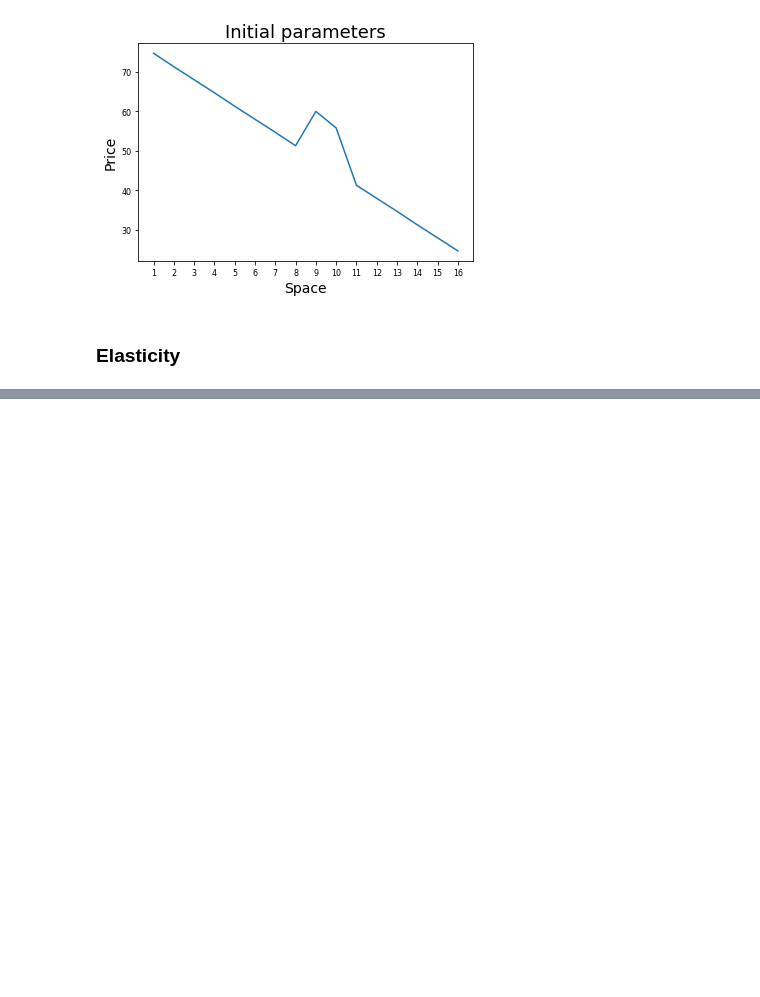
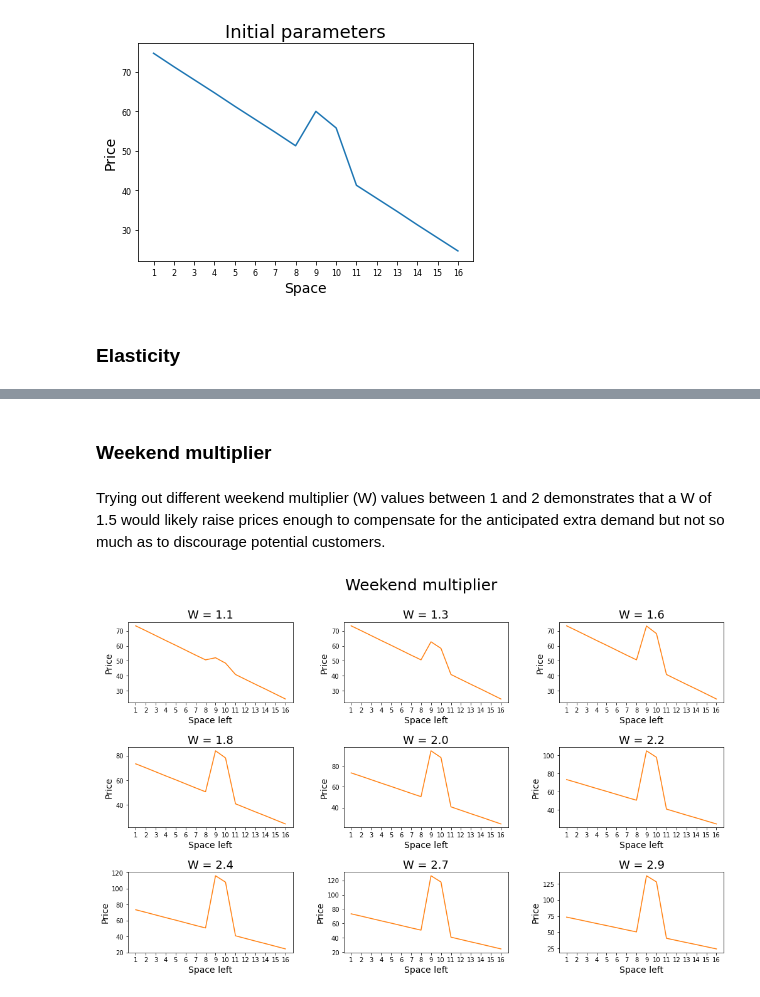
Before and after one commit to jcarterlab/SJ-Price-Algorithm, a Jupyter notebook: SJ-price-algorithm.ipynb, the cells around one changed output, grey strips where cells are left out. Cells and saved outputs as stored; diff of their text form; code cells hidden in the pictures; blank space fills up the shorter version.

```diff
--- a/SJ-price-algorithm.ipynb
+++ b/SJ-price-algorithm.ipynb
@@ -269,0 +225,15 @@ params_plot(B, 'Base price', 'tab:pink')
+# %% [markdown]
+### Weekend multiplier
+# %% [markdown]
+Trying out different weekend multiplier (W) values between 1 and 2 demonstrates that a W of 1.5 would likely raise prices enough to compensate for the anticipated extra demand but not so much as to discourage potential customers.
+# %%
+# assigns I the preffered value of 0.7
+T = 0.75
+
+# creates a sequence of different W values to try
+W = np.linspace(1.1, 2.9, 9)
+
+# visualizes the sequence of W values
+params_plot(W, 'Weekend multiplier', 'tab:orange')
+# %% [output]
+[figure, added]
```
Also changed, not shown: parts of 25 cells of this notebook.
